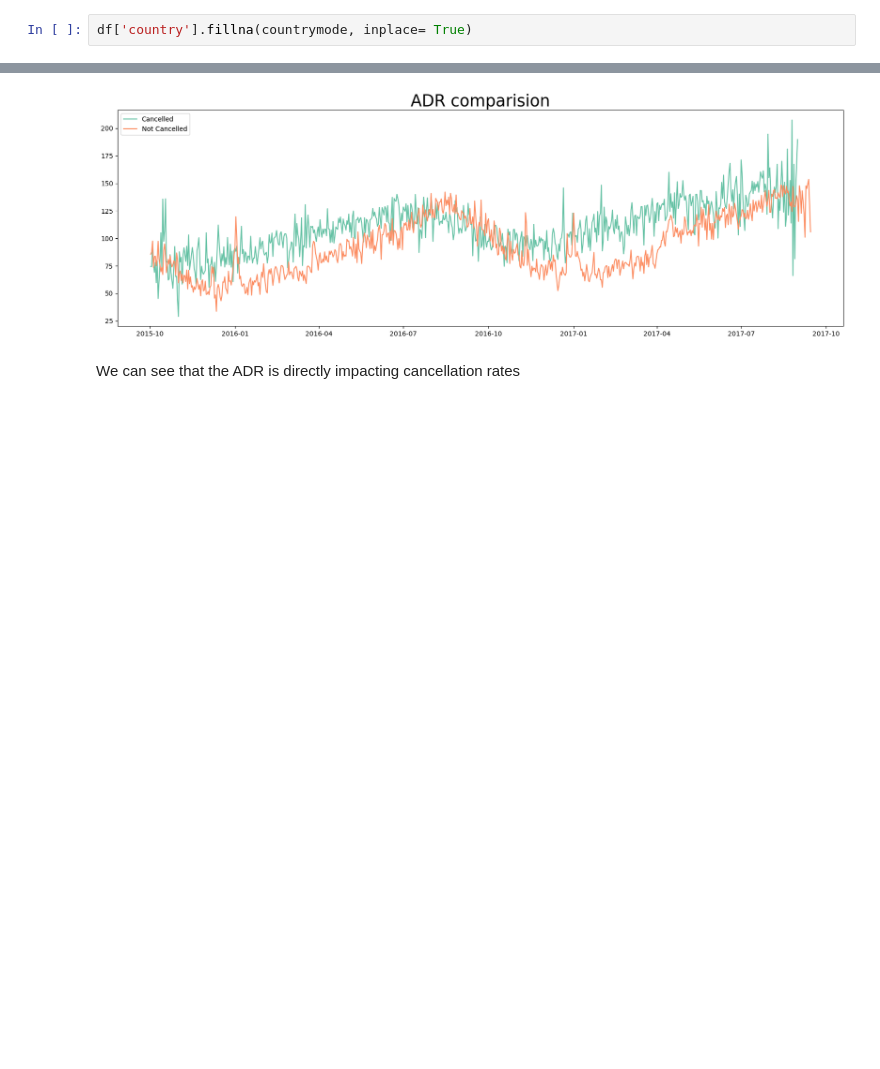
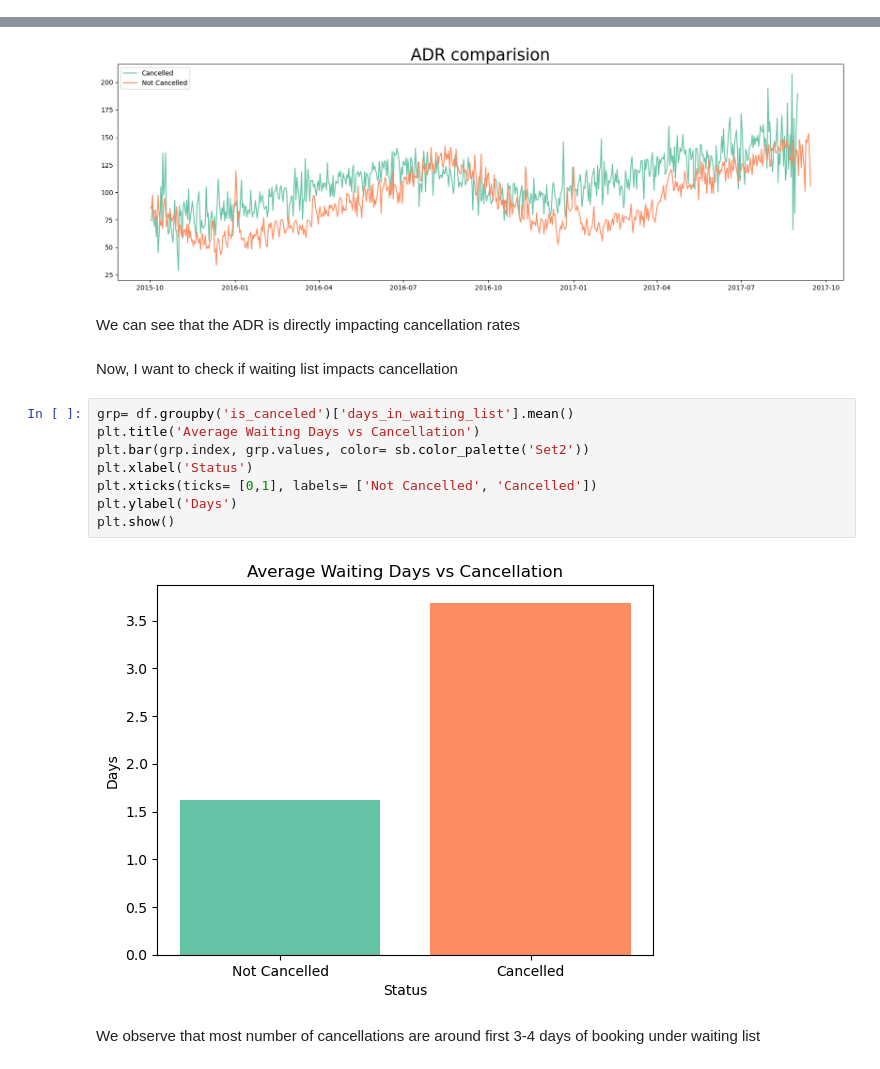
Before and after one commit to aradhyadevv/Optimizing-Hotel-Revenue_Python, a Jupyter notebook: Hotel Cancellation Analysis.ipynb, the cells around one changed output, grey strips where cells are left out. Drawn from its saved outputs; the diff is of its cells as text; blank space fills up the shorter version.

```diff
--- a/Hotel Cancellation Analysis.ipynb
+++ b/Hotel Cancellation Analysis.ipynb
@@ -293,8 +293,6 @@ countrymode
 df['country'].fillna(countrymode, inplace= True)
 # %% [markdown]
 Filling PRT (Portugal) in the null spaces
-# %%
-df['country'].fillna(countrymode, inplace= True)
 # %%
 df['country'].isnull().sum()
 # %% [output]
@@ -600,3 +601,17 @@ plt.show()
 [figure]
 # %% [markdown]
 We can see that the ADR is directly impacting cancellation rates
+# %% [markdown]
+Now, I want to check if waiting list impacts cancellation
+# %%
+grp= df.groupby('is_canceled')['days_in_waiting_list'].mean()
+plt.title('Average Waiting Days vs Cancellation')
+plt.bar(grp.index, grp.values, color= sb.color_palette('Set2'))
+plt.xlabel('Status')
+plt.xticks(ticks= [0,1], labels= ['Not Cancelled', 'Cancelled'])
+plt.ylabel('Days')
+plt.show()
+# %% [output]
+[figure, added]
+# %% [markdown]
+We observe that most number of cancellations are around first 3-4 days of booking under waiting list
```
Also changed, not shown: parts of 6 cells of this notebook.
